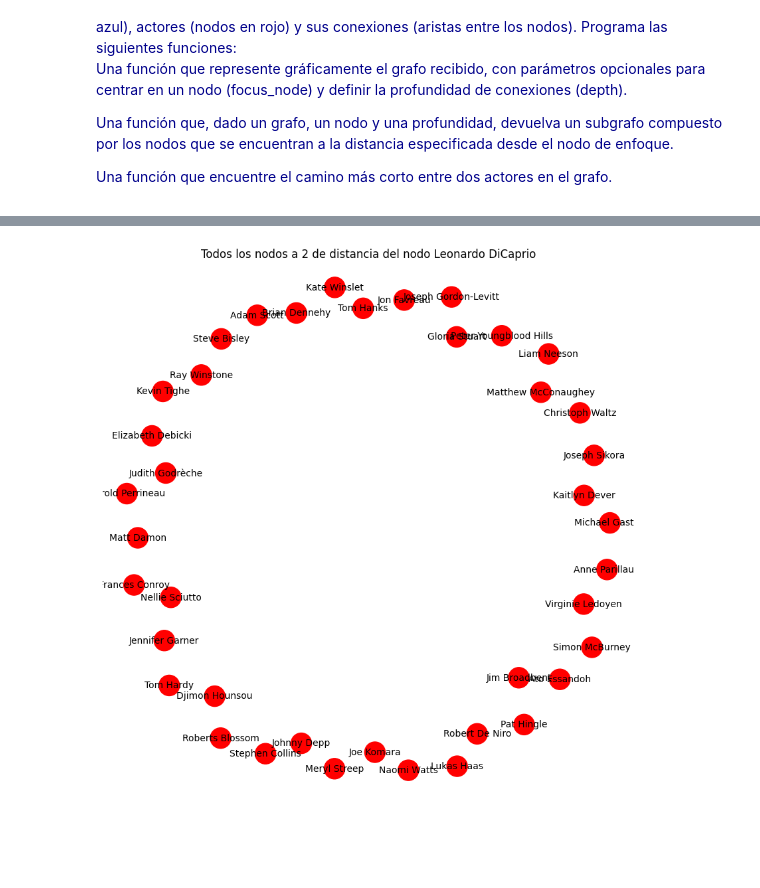
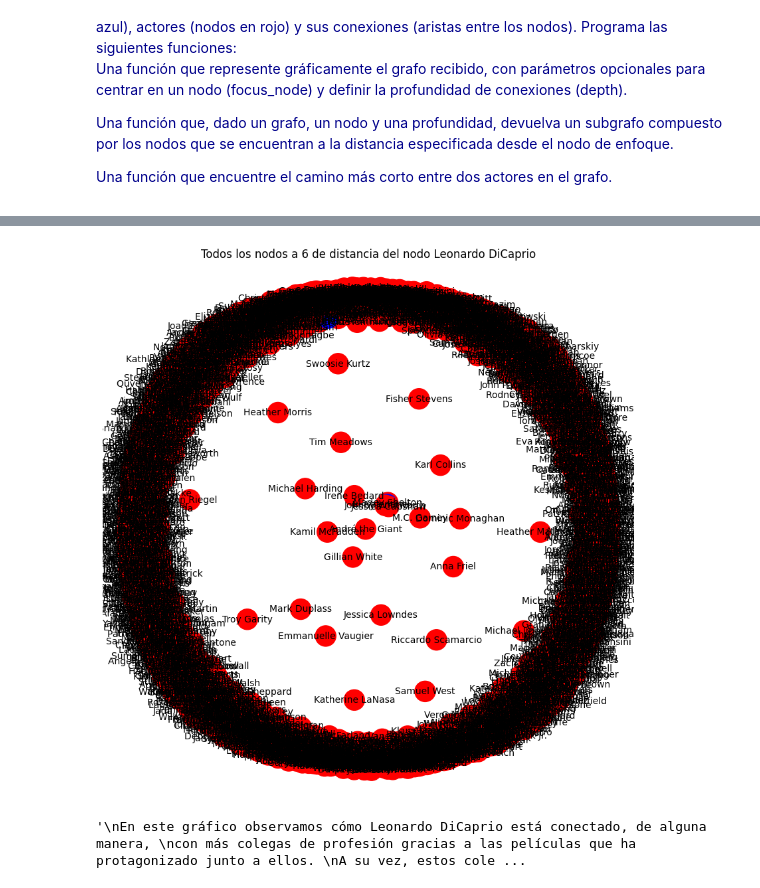
Before and after one commit to py-qwerty/Master-BigData-IA, a Jupyter notebook: movies_02_enunciados.ipynb, the cells around one changed output, grey strips where cells are left out. Cells and saved outputs as stored; diff of their text form; code cells hidden in the pictures; blank space fills up the shorter version.

```diff
--- a/movies_02_enunciados.ipynb
+++ b/movies_02_enunciados.ipynb
@@ -1471,20 +1453,28 @@ show_graph(subgraph, title=f'Todos los nodos a {max_depth} de distancia del nodo
 # %%
-#-------------- Test de la Segunda Parte ----------------#
+#-------------- Test del segundo punto ----------------#
 focus_node = 'Leonardo DiCaprio'
-max_depth = 2
+max_depth = 6
 
 subgraph = extract_subgraph_by_depth(G, focus_node, max_depth)
 
 show_graph(subgraph, title=f'Todos los nodos a {max_depth} de distancia del nodo {focus_node}')
 
 """
-En este gráfico podemos observar cómo Leonardo DiCaprio se encuentra conectado,
-de alguna forma, con más compañeros de profesión gracias a las películas que ha
-protagonizado junto a ellos. A su vez, estos compañeros han actuado en otras películas
-con distintos actores, lo que establece una relación de conexión con Leonardo.
+En este gráfico observamos cómo Leonardo DiCaprio está conectado, de alguna manera,
+con más colegas de profesión gracias a las películas que ha protagonizado junto a ellos.
+A su vez, estos colegas han actuado en otras películas con distintos actores,
+lo que establece una relación indirecta de conexión con Leonardo.
+
+Notamos que los valores pares (2, 4, 6, ...) de la variable *max_depth*
+corresponden mayoritariamente a conexiones con más colegas de profesión,
+mientras que los valores impares (1, 3, 5, ...) corresponden casi en su totalidad a películas realizadas por el actor.
+
+pd: La demora que lleva ejecutar estas celdas se deve al consumo gráfico que supone pintar los
+puntos del grafo.
 """
 # %% [output]
-[figure, old version]
+[figure, new version]
+'\nEn este gráfico observamos cómo Leonardo DiCaprio está conectado, de alguna manera, \ncon más colegas de profesión gracias a las películas que ha protagonizado junto a ellos. \nA su vez, estos cole ...
 # %%
 
 # Expande un camino en el grafo, generando nuevos caminos con cada vecino del último nodo
```
Also changed, not shown: parts of 14 cells of this notebook.
